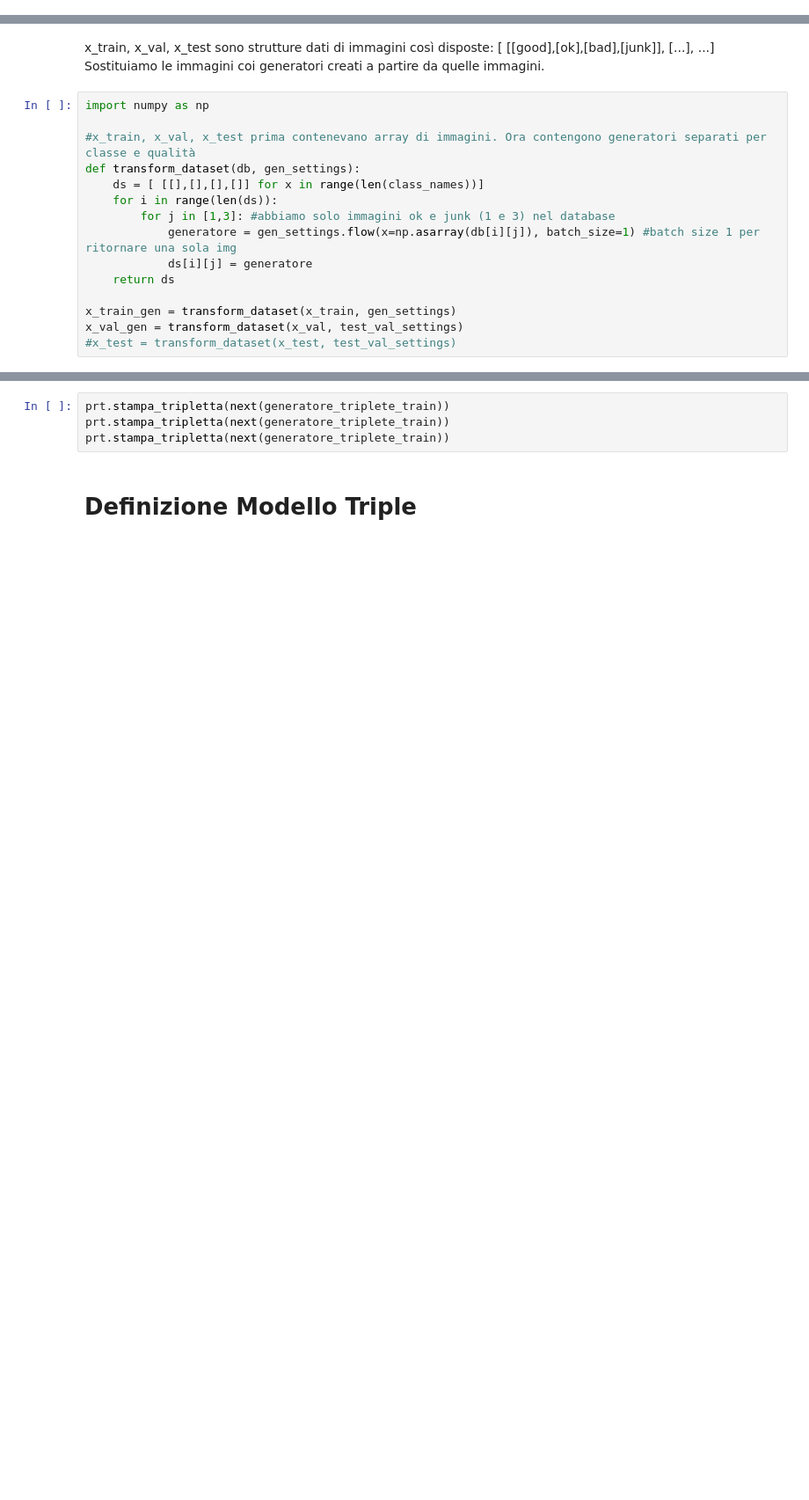
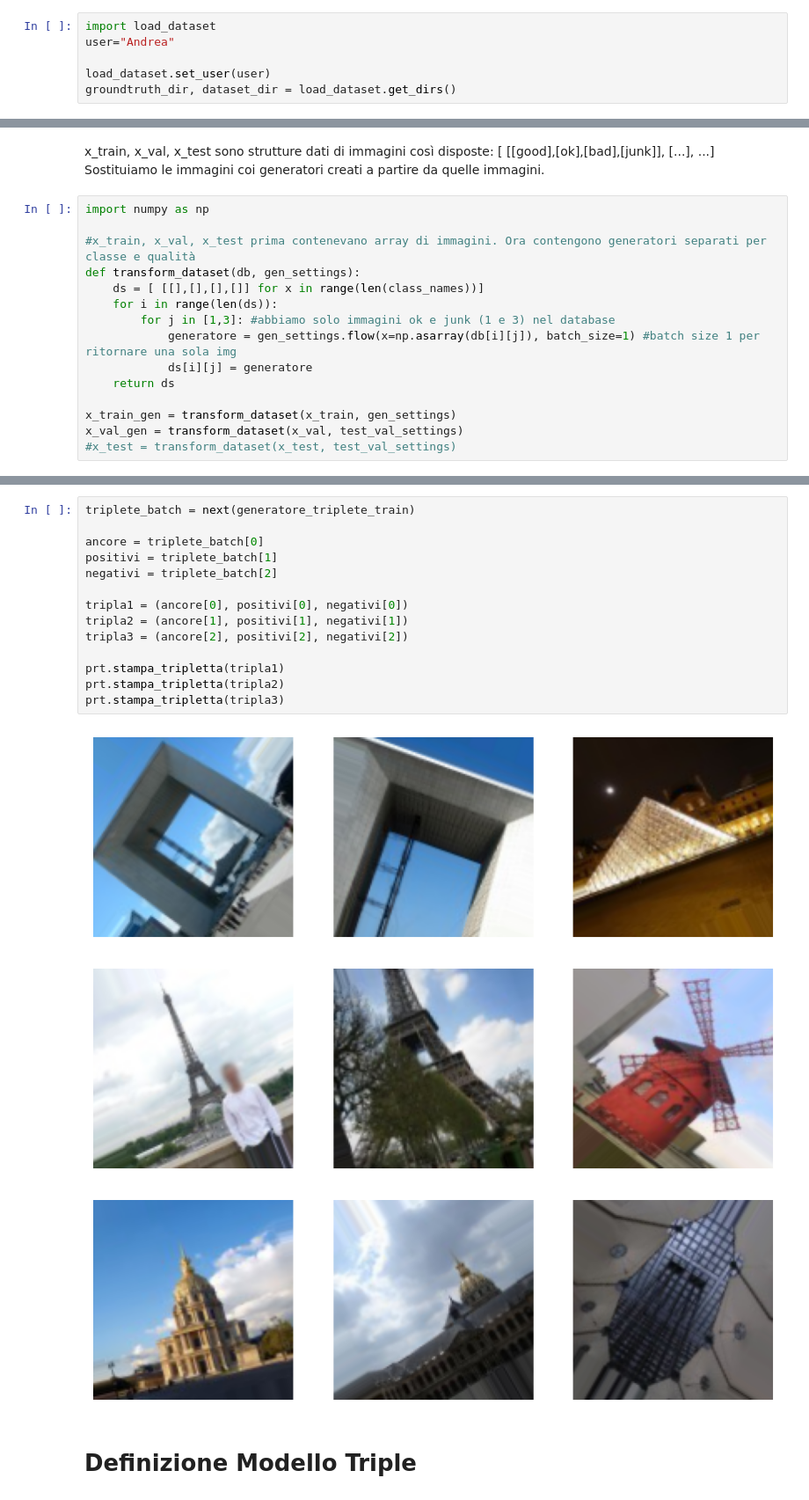
Before and after one commit to MrGreensushi/MachineLearningProject, a Jupyter notebook: Progetto.ipynb, the cells around one changed output, grey strips where cells are left out. Shown: that part at 88% size. Cells and saved outputs as stored; diff of their text form; blank space fills up the shorter version.

```diff
--- a/Progetto.ipynb
+++ b/Progetto.ipynb
@@ -21,0 +10,6 @@ else:
+# %%
+import load_dataset
+user="Andrea"
+
+load_dataset.set_user(user)
+groundtruth_dir, dataset_dir = load_dataset.get_dirs()
@@ -203,7 +187,21 @@ print(x_train[0][1])
-# %%
-prt.stampa_tripletta(next(generatore_triplete_train))
-prt.stampa_tripletta(next(generatore_triplete_train))
-prt.stampa_tripletta(next(generatore_triplete_train))
+# %%
+triplete_batch = next(generatore_triplete_train)
+
+ancore = triplete_batch[0]
+positivi = triplete_batch[1]
+negativi = triplete_batch[2]
+
+tripla1 = (ancore[0], positivi[0], negativi[0])
+tripla2 = (ancore[1], positivi[1], negativi[1])
+tripla3 = (ancore[2], positivi[2], negativi[2])
+
+prt.stampa_tripletta(tripla1)
+prt.stampa_tripletta(tripla2)
+prt.stampa_tripletta(tripla3)
+# %% [output]
+[figure, added]
+[figure, added]
+[figure, added]
 # %% [markdown]
 # Definizione Modello Triple
 # %%
```
Also changed, not shown: parts of 22 cells of this notebook, 2 other files.
